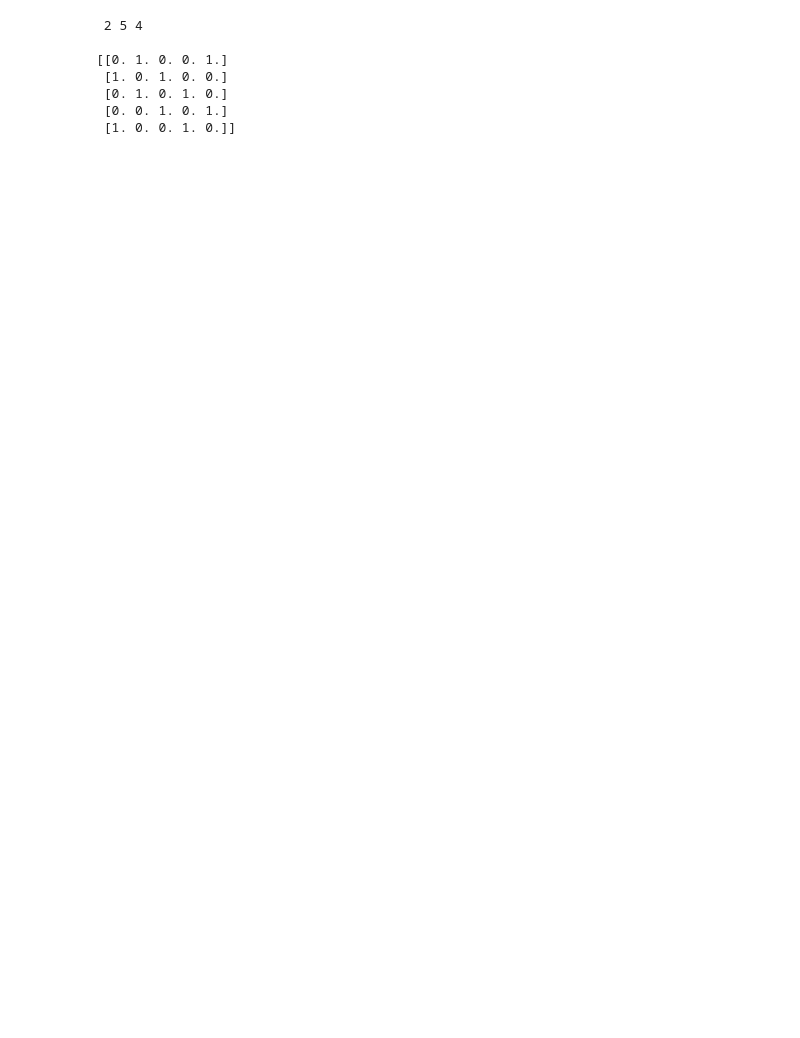
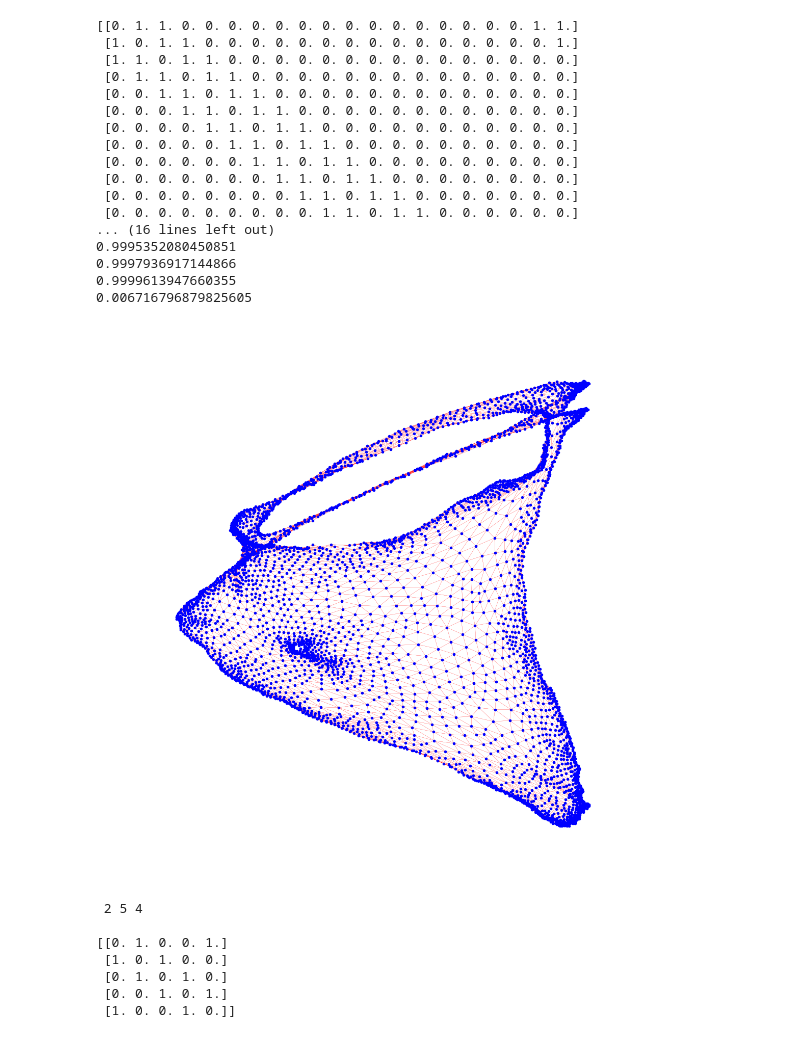
Before and after one commit to pauromeu/cla-project-drawing-graphs-by-eigenvectors, a Jupyter notebook: src/main3.ipynb, the cells around one changed output. Drawn from its saved outputs; the diff is of its cells as text; code cells hidden in the pictures; blank space fills up the shorter version.

Commit message:
add plots

```diff
--- a/src/main3.ipynb
+++ b/src/main3.ipynb
@@ -6,6 +6,60 @@ from scipy.sparse.linalg import eigsh
 from scipy.sparse import csr_matrix
 from spectral_drawing import *
 from graph_collection import *
+# %%
+from graph_collection import regular_graph
+from graph_class import Graph
+from graph_plot import graph_plot
+from spectral_drawing import degree_normalized_eigenvectors
+from lanczos import implicitly_restarted_lanczos
+import numpy as np
+from scipy.sparse import csr_matrix
+from scipy.sparse.linalg import eigsh
+import os
+
+G = regular_graph(20, 4)
+
+f = open('../data/3elt.graph')
+G2 = Graph(f)
+G = G2
+
+M = 0.5*(np.eye(G.n_nodes) + np.diag(1/(G.degs)) @ G.adj_matrix)
+Ms = csr_matrix(M)
+k = 3
+
+U, times = degree_normalized_eigenvectors(G, k)
+
+lambdal, Ul = eigsh(Ms, k=3, which='LM')
+
+print(Ul[:, 0].T @ Ms @ Ul[:, 0])
+print(Ul[:, 1].T @ Ms @ Ul[:, 1])
+print(Ul[:, 2].T @ Ms @ Ul[:, 2])
+
+print(Ul[:, 1].T @ np.diag(G.degs) @ Ul[:, 0])
+
+x_coord = Ul[:, 0]
+y_coord = Ul[:, 1]
+
+graph_plot(G, x_coord, y_coord, add_labels=False, save_fig=False)
+# %% [output]
+[[0. 1. 1. 0. 0. 0. 0. 0. 0. 0. 0. 0. 0. 0. 0. 0. 0. 0. 1. 1.]
+ [1. 0. 1. 1. 0. 0. 0. 0. 0. 0. 0. 0. 0. 0. 0. 0. 0. 0. 0. 1.]
+ [1. 1. 0. 1. 1. 0. 0. 0. 0. 0. 0. 0. 0. 0. 0. 0. 0. 0. 0. 0.]
+ [0. 1. 1. 0. 1. 1. 0. 0. 0. 0. 0. 0. 0. 0. 0. 0. 0. 0. 0. 0.]
+ [0. 0. 1. 1. 0. 1. 1. 0. 0. 0. 0. 0. 0. 0. 0. 0. 0. 0. 0. 0.]
+ [0. 0. 0. 1. 1. 0. 1. 1. 0. 0. 0. 0. 0. 0. 0. 0. 0. 0. 0. 0.]
+ [0. 0. 0. 0. 1. 1. 0. 1. 1. 0. 0. 0. 0. 0. 0. 0. 0. 0. 0. 0.]
+ [0. 0. 0. 0. 0. 1. 1. 0. 1. 1. 0. 0. 0. 0. 0. 0. 0. 0. 0. 0.]
+ [0. 0. 0. 0. 0. 0. 1. 1. 0. 1. 1. 0. 0. 0. 0. 0. 0. 0. 0. 0.]
+ [0. 0. 0. 0. 0. 0. 0. 1. 1. 0. 1. 1. 0. 0. 0. 0. 0. 0. 0. 0.]
+ [0. 0. 0. 0. 0. 0. 0. 0. 1. 1. 0. 1. 1. 0. 0. 0. 0. 0. 0. 0.]
+ [0. 0. 0. 0. 0. 0. 0. 0. 0. 1. 1. 0. 1. 1. 0. 0. 0. 0. 0. 0.]
+... (16 lines left out)
+0.9995352080450851
+0.9997936917144866
+0.9999613947660355
+0.006716796879825605
+[figure, added]
 # %%
 f = open('../data/3elt.graph')
 G = Graph(f)
```
Also changed, not shown: parts of 6 cells of this notebook, 40 other files.
